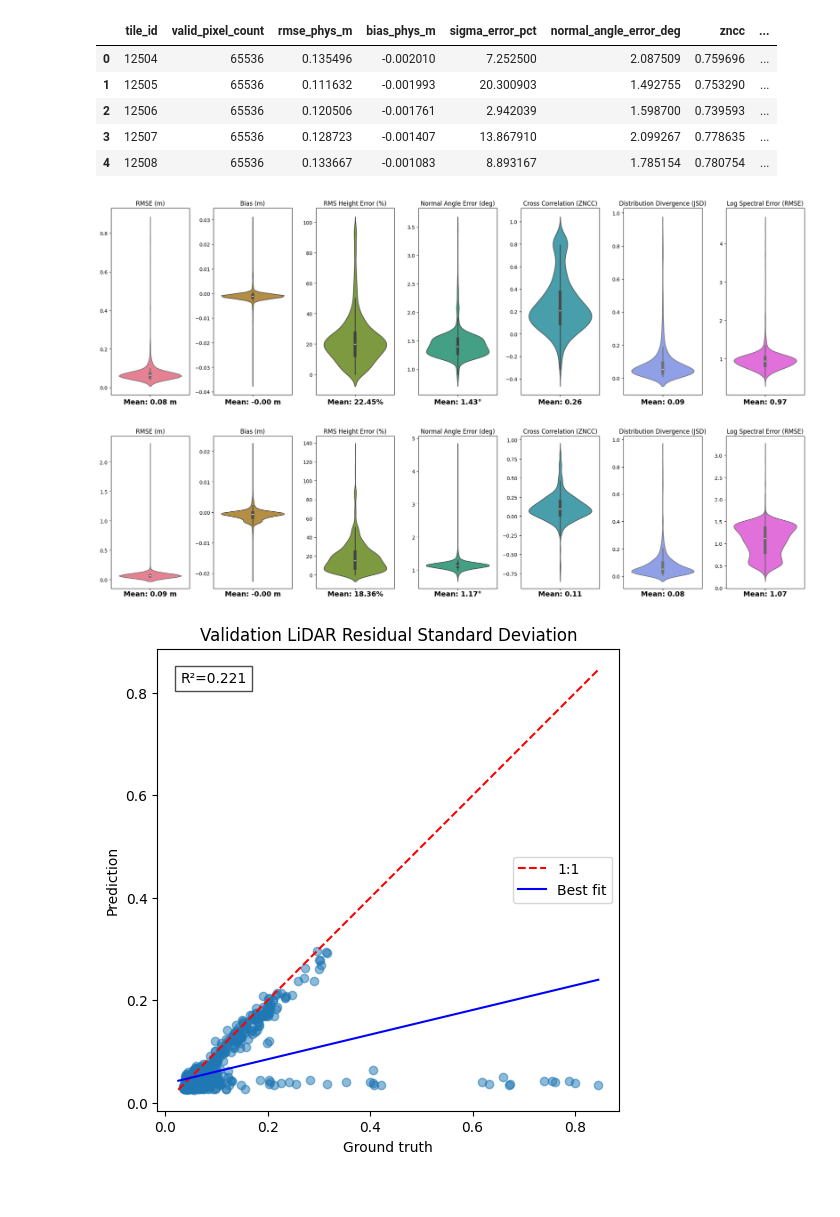
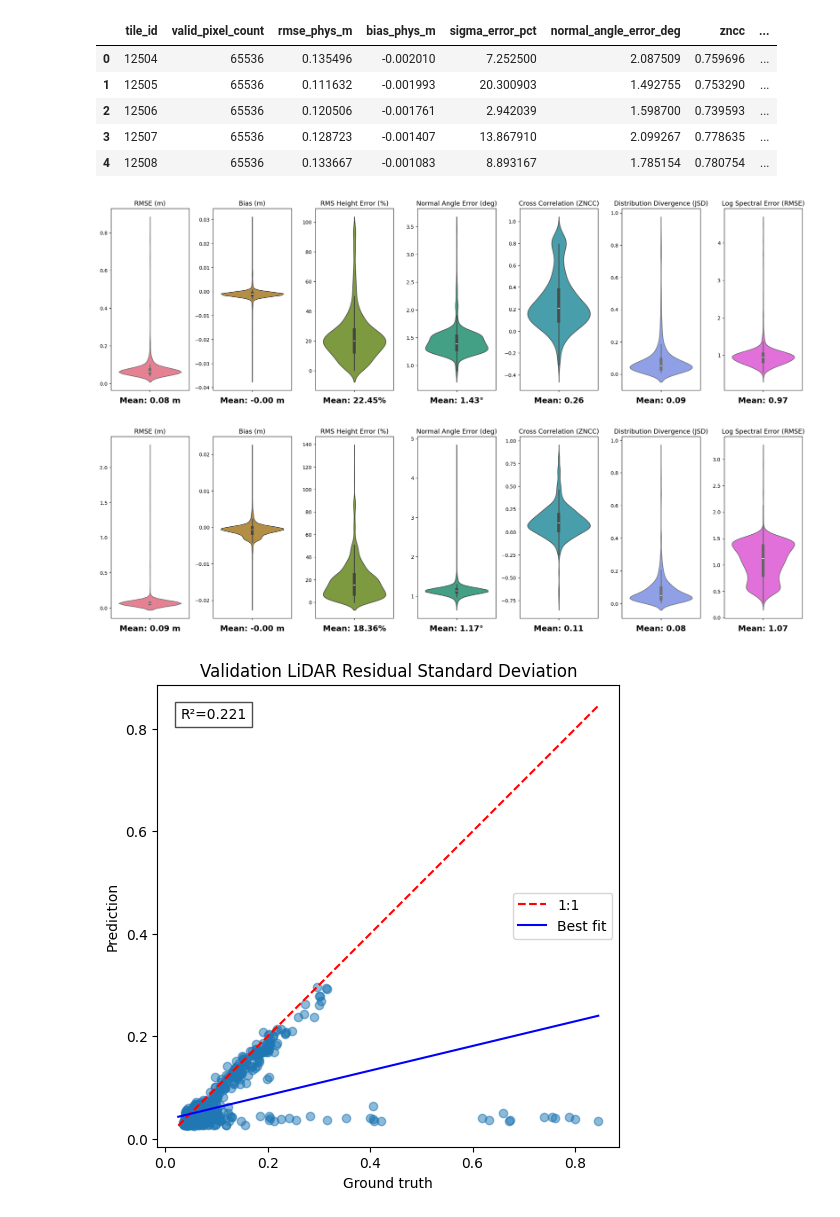
Before and after one commit to tessacannon48/RoughNet, a Jupyter notebook: notebooks/prediction_evaluation.ipynb, the cells around one changed output. Drawn from its saved outputs; the diff is of its cells as text; code cells hidden in the pictures.

Commit message:
Fix violin plot height

```diff
--- a/notebooks/prediction_evaluation.ipynb
+++ b/notebooks/prediction_evaluation.ipynb
@@ -68,33 +68,33 @@ axes = axes.flatten()
 colors = sns.color_palette("husl", len(metric_column_names))
 for i, metric in enumerate(metric_column_names):
     sns.violinplot(y=df_val[metric], ax=axes[i], color=colors[i])
-    axes[i].set_title(f'{metric_column_dict[metric]}')
+    axes[i].set_title(f'{metric_column_dict[metric]}',fontsize=13)
     axes[i].set_ylabel("")
     # Annotate with average value
     mean_value = df_val[metric].mean()
-    axes[i].annotate(f'Mean: {mean_value:.2f}{metric_units_dict[metric]}', xy=(0.5, -0.05), xycoords='axes fraction', ha='center', fontsize=14, color='black',fontweight='bold')
+    axes[i].annotate(f'Mean: {mean_value:.2f}{metric_units_dict[metric]}', xy=(0.5, -0.07), xycoords='axes fraction', ha='center', fontsize=16, color='black',fontweight='bold')
 plt.tight_layout()
 plt.show()
 # %% [output]
-[figure, old version]
+[figure, new version]
 # %%
 # Create side by side boxplots
 
-fig, axes = plt.subplots(1, len(metric_column_names), figsize=(20, 5))
+fig, axes = plt.subplots(1, len(metric_column_names), figsize=(20, 6))
 axes = axes.flatten()
 # give each a different color
 colors = sns.color_palette("husl", len(metric_column_names))
 for i, metric in enumerate(metric_column_names):
     sns.violinplot(y=df_cambridge[metric], ax=axes[i], color=colors[i])
-    axes[i].set_title(f'{metric_column_dict[metric]}')
+    axes[i].set_title(f'{metric_column_dict[metric]}',fontsize=13)
     axes[i].set_ylabel("")
     # Annotate with average value
     mean_value = df_cambridge[metric].mean()
-    axes[i].annotate(f'Mean: {mean_value:.2f}{metric_units_dict[metric]}', xy=(0.5, -0.05), xycoords='axes fraction', ha='center', fontsize=14, color='black',fontweight='bold')
+    axes[i].annotate(f'Mean: {mean_value:.2f}{metric_units_dict[metric]}', xy=(0.5, -0.07), xycoords='axes fraction', ha='center', fontsize=16, color='black',fontweight='bold')
 plt.tight_layout()
 plt.show()
 # %% [output]
-[figure, old version]
+[figure, new version]
 # %%
 # Scatterplot of gt std vs pred std
 
```
Also changed, not shown: 1 other file.
